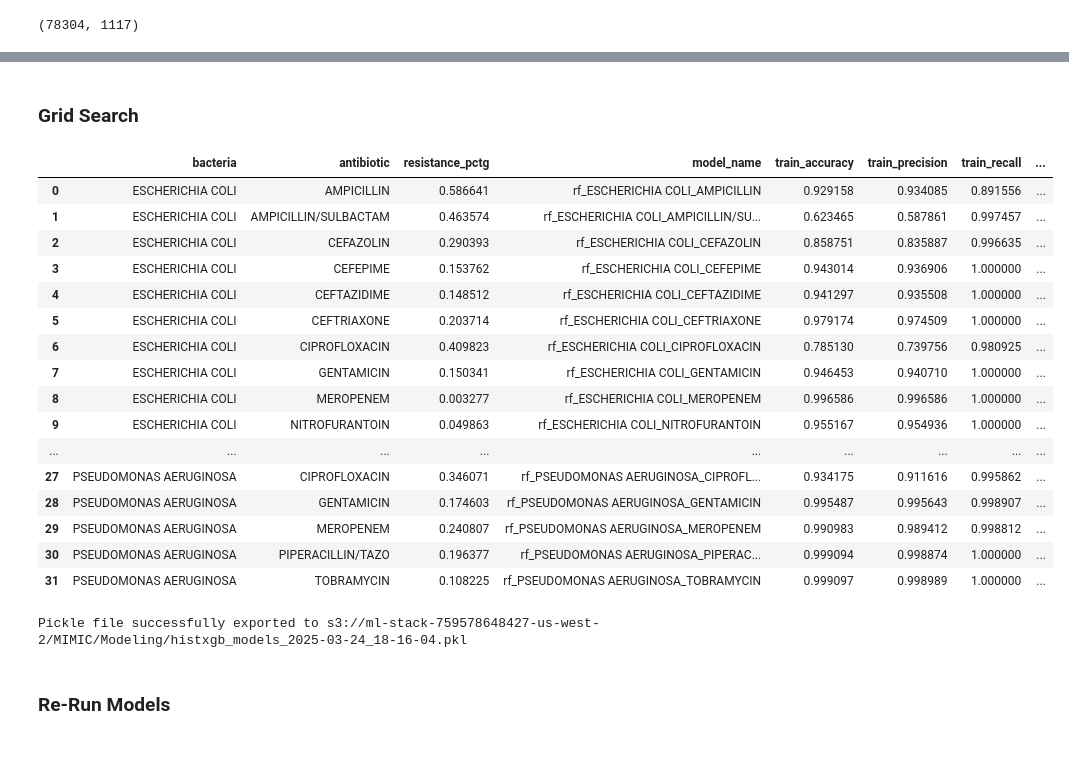
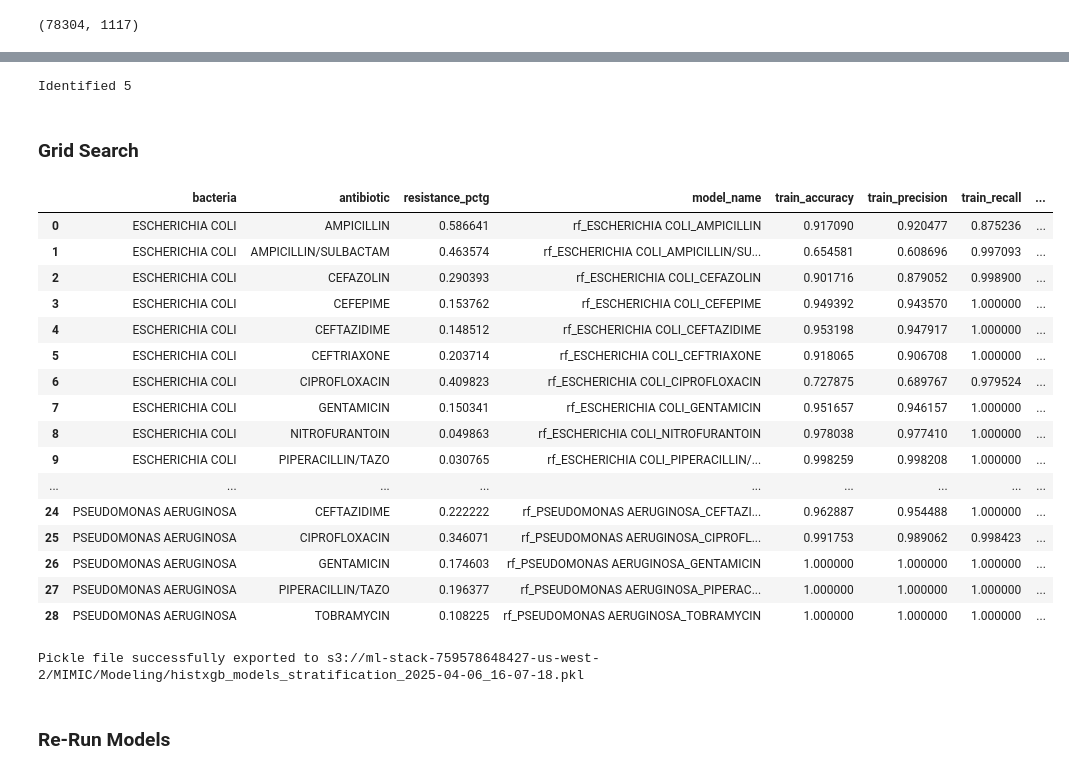
Before and after one commit to Jas-Dinh/resist.ai, a Jupyter notebook: 4b_MIMIC-IV_Modeling_Katt.ipynb, the cells around one changed output, grey strips where cells are left out. Saved outputs shown, nothing was run; the diff lists cells and outputs as text; code cells hidden in the pictures.

Commit message:
add stratification

```diff
--- a/4b_MIMIC-IV_Modeling_Katt.ipynb
+++ b/4b_MIMIC-IV_Modeling_Katt.ipynb
@@ -60,7 +60,7 @@ bacteria_antibiotic_pairs = [('ESCHERICHIA COLI', 'AMPICILLIN'),
  ('ESCHERICHIA COLI', 'CEFTRIAXONE'),
  ('ESCHERICHIA COLI', 'CIPROFLOXACIN'),
  ('ESCHERICHIA COLI', 'GENTAMICIN'),
- ('ESCHERICHIA COLI', 'MEROPENEM'),
+ #('ESCHERICHIA COLI', 'MEROPENEM'),
  ('ESCHERICHIA COLI', 'NITROFURANTOIN'),
  ('ESCHERICHIA COLI', 'PIPERACILLIN/TAZO'),
  ('ESCHERICHIA COLI', 'TOBRAMYCIN'),
@@ -72,7 +72,7 @@ bacteria_antibiotic_pairs = [('ESCHERICHIA COLI', 'AMPICILLIN'),
  ('KLEBSIELLA PNEUMONIAE', 'CEFTRIAXONE'),
  ('KLEBSIELLA PNEUMONIAE', 'CIPROFLOXACIN'),
  ('KLEBSIELLA PNEUMONIAE', 'GENTAMICIN'),
- ('KLEBSIELLA PNEUMONIAE', 'MEROPENEM'),
+ #('KLEBSIELLA PNEUMONIAE', 'MEROPENEM'),
  ('KLEBSIELLA PNEUMONIAE', 'NITROFURANTOIN'),
  ('KLEBSIELLA PNEUMONIAE', 'PIPERACILLIN/TAZO'),
  ('KLEBSIELLA PNEUMONIAE', 'TOBRAMYCIN'),
@@ -81,7 +81,7 @@ bacteria_antibiotic_pairs = [('ESCHERICHIA COLI', 'AMPICILLIN'),
  ('PSEUDOMONAS AERUGINOSA', 'CEFTAZIDIME'),
  ('PSEUDOMONAS AERUGINOSA', 'CIPROFLOXACIN'),
  ('PSEUDOMONAS AERUGINOSA', 'GENTAMICIN'),
- ('PSEUDOMONAS AERUGINOSA', 'MEROPENEM'),
+ #('PSEUDOMONAS AERUGINOSA', 'MEROPENEM'),
  ('PSEUDOMONAS AERUGINOSA', 'PIPERACILLIN/TAZO'),
  ('PSEUDOMONAS AERUGINOSA', 'TOBRAMYCIN')]
 # %% [markdown]
@@ -96,5 +97,5 @@ from sklearn.metrics import accuracy_score, precision_score, recall_score, f1_sc
 # %%
-modeling_df = df_final#.dropna()
+modeling_df = df_final.copy()
 modeling_df.shape
 # %% [output]
 (78304, 1117)
@@ -101,3 +130,15 @@ modeling_df.shape
+# %%
+# column for stratification
+race_columns = [col for col in modeling_df.columns if col.startswith('broad_race_')]
+print(f"Identified {len(race_columns)}")
+
+modeling_df['race_category'] = 'Other/Unknown'
+for col in race_columns:
+    modeling_df.loc[modeling_df[col] == 1, 'race_category'] = col.replace('broad_race_', '')
+
+modeling_df['to_stratify'] = modeling_df['race_category'] + '_' + modeling_df['susceptible_flag'].astype(str)
+# %% [output]
+Identified 5
 # %% [markdown]
 ### Grid Search
 # %%
@@ -115,12 +156,13 @@ results = []
 # IMPORTANT!!!!!!!
 # Select the population
 #pairs = ecoli_antibiotic_pairs
+#pairs = ecoli_antibiotic_pairs
 pairs = bacteria_antibiotic_pairs
 
 # Initialize tqdm
 progress_bar = tqdm(pairs, desc="Model Training", unit="pair")
 
-# Loop through each bacteria-antibiotic combination
+
 for bacteria, antibiotic in progress_bar:
     progress_bar.set_description(f"Training {bacteria} - {antibiotic}")
 
@@ -128,21 +170,22 @@ for bacteria, antibiotic in progress_bar:
     df_subset = modeling_df[(modeling_df['org_name'] == bacteria) & (modeling_df['ab_name'] == antibiotic)]
 
     # Step 2: Train-Test Split (80-20)
-    X = df_subset.drop(columns=['org_name', 'ab_name', 'susceptible_flag', 'charttime', 'subject_id'])
+    strat = df_subset['to_stratify']
+    X = df_subset.drop(columns=['org_name', 'ab_name', 'susceptible_flag', 'charttime', 'subject_id', 'race_category', 'to_stratify'])
     y = df_subset['susceptible_flag']
 
-    X_train, X_test, y_train, y_test = train_test_split(X, y, test_size=0.2, random_state=42, stratify=y)
+    X_train, X_test, y_train, y_test = train_test_split(X, y, test_size=0.3, random_state=42, stratify=strat)
 
     # Step 3: Grid Search with Cross-Validation for gradient boosting tree
     param_grid = {
         # gradient boosting
         "learning_rate": [0.01, 0.1],
-        "min_samples_leaf": [5, 10, 20],
-        "max_depth": [3, 8, 10],
-        "max_features": np.linspace(0.05, 0.5, 3),
-        "max_iter": [25, 50, 75],
-        "l2_regularization":[0, 0.01, 0.1],
-        "max_leaf_nodes": [10, 20, 30]
+        "min_samples_leaf": [10, 20],
+        "max_depth": [8, 10],
+        "max_features": [0.275, 0.5],
+        "max_iter": [25, 50],
+        "l2_regularization":[0.01, 0.1],
+        "max_leaf_nodes": [20, 30]
     }
 
     rf = HistGradientBoostingClassifier(random_state=42, early_stopping=True)
@@ -192,49 +235,49 @@ for bacteria, antibiotic in progress_bar:
             'train_precision': train_precision,
             'train_recall': train_recall,
             'train_f1_score': train_f1,
             'test_accuracy': test_accuracy,
             'test_precision': test_precision,
             'test_recall': test_recall,
             'test_f1_score': test_f1,
             'learning_rate': best_params.get('learning_rate'),
             'min_samples_leaf': best_params.get('min_samples_leaf'),
             'max_depth': best_params.get('max_depth'),
             'max_features': best_params.get('max_features'),
             'max_iter': best_params.get('max_iter'),
             'l2_regularization': best_params.get('l2_regularization'),
             'max_leaf_nodes': best_params.get('max_leaf_nodes')
         })
 
     # Step 7: Store train and test DataFrames in dictionary
     if bacteria not in model_datasets_dict:
         model_datasets_dict[bacteria] = {}
 
     model_datasets_dict[bacteria][antibiotic] = {
             'train': pd.DataFrame({'actual': y_train, 'predicted_prob': y_prob_train}),
             'test': pd.DataFrame({'actual': y_test, 'predicted_prob': y_prob_test}),
     }
 
 # Convert results to a DataFrame
 results_df = pd.DataFrame(results)
 results_df
 # %% [output]
 |  | bacteria | antibiotic | resistance_pctg | model_name | train_accuracy | train_precision | train_recall | ... |
-| 0 | ESCHERICHIA COLI | AMPICILLIN | 0.586641 | rf_ESCHERICHIA COLI_AMPICILLIN | 0.929158 | 0.934085 | 0.891556 | ... |
-| 1 | ESCHERICHIA COLI | AMPICILLIN/SULBACTAM | 0.463574 | rf_ESCHERICHIA COLI_AMPICILLIN/SU... | 0.623465 | 0.587861 | 0.997457 | ... |
-| 2 | ESCHERICHIA COLI | CEFAZOLIN | 0.290393 | rf_ESCHERICHIA COLI_CEFAZOLIN | 0.858751 | 0.835887 | 0.996635 | ... |
-| 3 | ESCHERICHIA COLI | CEFEPIME | 0.153762 | rf_ESCHERICHIA COLI_CEFEPIME | 0.943014 | 0.936906 | 1.000000 | ... |
-| 4 | ESCHERICHIA COLI | CEFTAZIDIME | 0.148512 | rf_ESCHERICHIA COLI_CEFTAZIDIME | 0.941297 | 0.935508 | 1.000000 | ... |
-| 5 | ESCHERICHIA COLI | CEFTRIAXONE | 0.203714 | rf_ESCHERICHIA COLI_CEFTRIAXONE | 0.979174 | 0.974509 | 1.000000 | ... |
-| 6 | ESCHERICHIA COLI | CIPROFLOXACIN | 0.409823 | rf_ESCHERICHIA COLI_CIPROFLOXACIN | 0.785130 | 0.739756 | 0.980925 | ... |
-| 7 | ESCHERICHIA COLI | GENTAMICIN | 0.150341 | rf_ESCHERICHIA COLI_GENTAMICIN | 0.946453 | 0.940710 | 1.000000 | ... |
-| 8 | ESCHERICHIA COLI | MEROPENEM | 0.003277 | rf_ESCHERICHIA COLI_MEROPENEM | 0.996586 | 0.996586 | 1.000000 | ... |
-| 9 | ESCHERICHIA COLI | NITROFURANTOIN | 0.049863 | rf_ESCHERICHIA COLI_NITROFURANTOIN | 0.955167 | 0.954936 | 1.000000 | ... |
+| 0 | ESCHERICHIA COLI | AMPICILLIN | 0.586641 | rf_ESCHERICHIA COLI_AMPICILLIN | 0.917090 | 0.920477 | 0.875236 | ... |
+| 1 | ESCHERICHIA COLI | AMPICILLIN/SULBACTAM | 0.463574 | rf_ESCHERICHIA COLI_AMPICILLIN/SU... | 0.654581 | 0.608696 | 0.997093 | ... |
+| 2 | ESCHERICHIA COLI | CEFAZOLIN | 0.290393 | rf_ESCHERICHIA COLI_CEFAZOLIN | 0.901716 | 0.879052 | 0.998900 | ... |
+| 3 | ESCHERICHIA COLI | CEFEPIME | 0.153762 | rf_ESCHERICHIA COLI_CEFEPIME | 0.949392 | 0.943570 | 1.000000 | ... |
+| 4 | ESCHERICHIA COLI | CEFTAZIDIME | 0.148512 | rf_ESCHERICHIA COLI_CEFTAZIDIME | 0.953198 | 0.947917 | 1.000000 | ... |
+| 5 | ESCHERICHIA COLI | CEFTRIAXONE | 0.203714 | rf_ESCHERICHIA COLI_CEFTRIAXONE | 0.918065 | 0.906708 | 1.000000 | ... |
+| 6 | ESCHERICHIA COLI | CIPROFLOXACIN | 0.409823 | rf_ESCHERICHIA COLI_CIPROFLOXACIN | 0.727875 | 0.689767 | 0.979524 | ... |
+| 7 | ESCHERICHIA COLI | GENTAMICIN | 0.150341 | rf_ESCHERICHIA COLI_GENTAMICIN | 0.951657 | 0.946157 | 1.000000 | ... |
+| 8 | ESCHERICHIA COLI | NITROFURANTOIN | 0.049863 | rf_ESCHERICHIA COLI_NITROFURANTOIN | 0.978038 | 0.977410 | 1.000000 | ... |
+| 9 | ESCHERICHIA COLI | PIPERACILLIN/TAZO | 0.030765 | rf_ESCHERICHIA COLI_PIPERACILLIN/... | 0.998259 | 0.998208 | 1.000000 | ... |
 | ... | ... | ... | ... | ... | ... | ... | ... | ... |
-| 27 | PSEUDOMONAS AERUGINOSA | CIPROFLOXACIN | 0.346071 | rf_PSEUDOMONAS AERUGINOSA_CIPROFL... | 0.934175 | 0.911616 | 0.995862 | ... |
-| 28 | PSEUDOMONAS AERUGINOSA | GENTAMICIN | 0.174603 | rf_PSEUDOMONAS AERUGINOSA_GENTAMICIN | 0.995487 | 0.995643 | 0.998907 | ... |
-| 29 | PSEUDOMONAS AERUGINOSA | MEROPENEM | 0.240807 | rf_PSEUDOMONAS AERUGINOSA_MEROPENEM | 0.990983 | 0.989412 | 0.998812 | ... |
-| 30 | PSEUDOMONAS AERUGINOSA | PIPERACILLIN/TAZO | 0.196377 | rf_PSEUDOMONAS AERUGINOSA_PIPERAC... | 0.999094 | 0.998874 | 1.000000 | ... |
-| 31 | PSEUDOMONAS AERUGINOSA | TOBRAMYCIN | 0.108225 | rf_PSEUDOMONAS AERUGINOSA_TOBRAMYCIN | 0.999097 | 0.998989 | 1.000000 | ... |
+| 24 | PSEUDOMONAS AERUGINOSA | CEFTAZIDIME | 0.222222 | rf_PSEUDOMONAS AERUGINOSA_CEFTAZI... | 0.962887 | 0.954488 | 1.000000 | ... |
+| 25 | PSEUDOMONAS AERUGINOSA | CIPROFLOXACIN | 0.346071 | rf_PSEUDOMONAS AERUGINOSA_CIPROFL... | 0.991753 | 0.989062 | 0.998423 | ... |
+| 26 | PSEUDOMONAS AERUGINOSA | GENTAMICIN | 0.174603 | rf_PSEUDOMONAS AERUGINOSA_GENTAMICIN | 1.000000 | 1.000000 | 1.000000 | ... |
+| 27 | PSEUDOMONAS AERUGINOSA | PIPERACILLIN/TAZO | 0.196377 | rf_PSEUDOMONAS AERUGINOSA_PIPERAC... | 1.000000 | 1.000000 | 1.000000 | ... |
+| 28 | PSEUDOMONAS AERUGINOSA | TOBRAMYCIN | 0.108225 | rf_PSEUDOMONAS AERUGINOSA_TOBRAMYCIN | 1.000000 | 1.000000 | 1.000000 | ... |
 # %%
 from datetime import datetime
 timestamp = datetime.now().strftime("%Y-%m-%d_%H-%M-%S")
@@ -242,7 +285,7 @@ timestamp = datetime.now().strftime("%Y-%m-%d_%H-%M-%S")
 # dump model files to s3
 import pickle
 
-pickle_file = f"histxgb_models_{timestamp}.pkl"
+pickle_file = f"histxgb_models_stratification_{timestamp}.pkl"
 
 with open(pickle_file, "wb") as f:
     pickle.dump(trained_models, f)
@@ -254,7 +297,7 @@ with open(pickle_file, 'rb') as data:
 
 print(f"Pickle file successfully exported to s3://{bucket_name}/{s3_key}")
 # %% [output]
-Pickle file successfully exported to s3://ml-stack-759578648427-us-west-2/MIMIC/Modeling/histxgb_models_2025-03-24_18-16-04.pkl
+Pickle file successfully exported to s3://ml-stack-759578648427-us-west-2/MIMIC/Modeling/histxgb_models_stratification_2025-04-06_16-07-18.pkl
 # %% [markdown]
 ### Re-Run Models
 # %%
```
Also changed, not shown: parts of 8 cells of this notebook, 2 other files.
